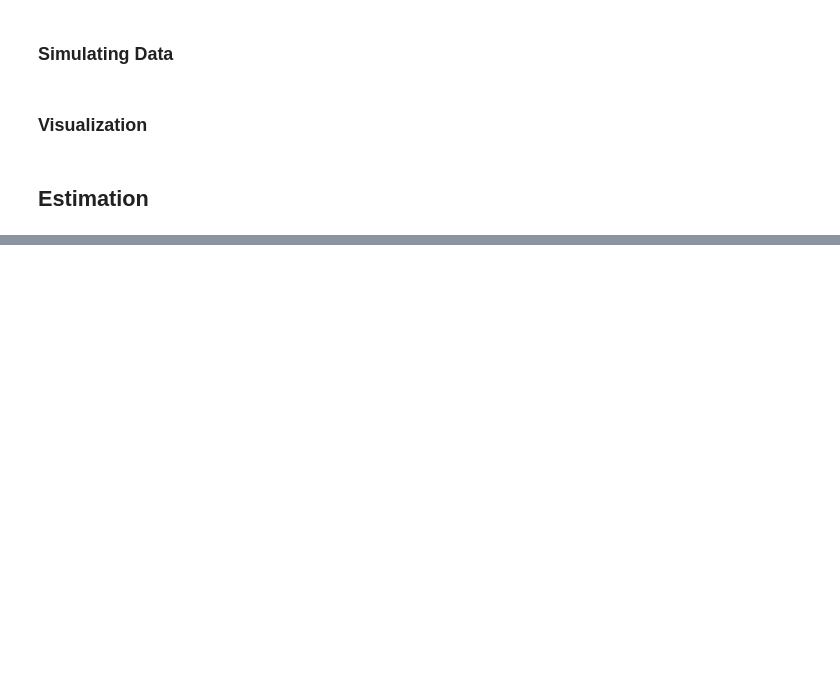
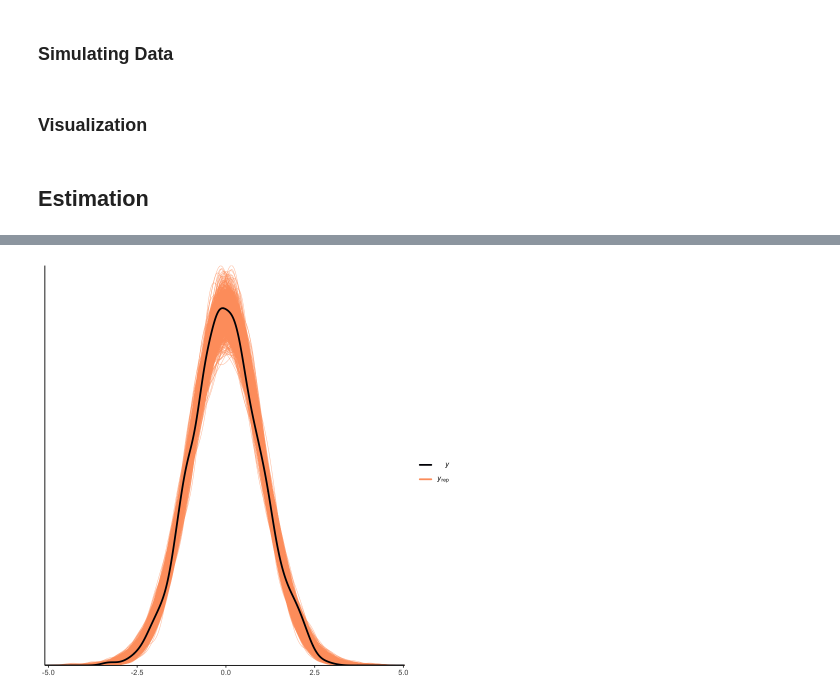
Before and after one commit to hublun/Stan, a Jupyter notebook: Factorization/Factor_Analysis.ipynb, the cells around one changed output, grey strips where cells are left out. Drawn from its saved outputs; the diff is of its cells as text; code cells hidden in the pictures; blank space fills up the shorter version.

```diff
--- a/Factorization/Factor_Analysis.ipynb
+++ b/Factorization/Factor_Analysis.ipynb
@@ -199,0 +206,15 @@ outer_level: 0.95 (95% intervals)
+# %%
+color_scheme_set('viridisA')
+bayesplot_theme_set(theme_classic())
+
+draws = extract(fit)
+y = dl_fa$Y
+str(y)
+yrep = draws$yp
+str(yrep)
+
+y =as.vector(Reshape(y, 1))
+yrep = Reshape(yrep, 1332)
+
+ncol(yrep)
+length(y)
@@ -199,0 +233,4 @@ outer_level: 0.95 (95% intervals)
+# %%
+ppc_dens_overlay(y=y, yrep = yrep)
+# %% [output]
+[figure, added]
```
Also changed, not shown: parts of 11 cells of this notebook, 2 other files.
